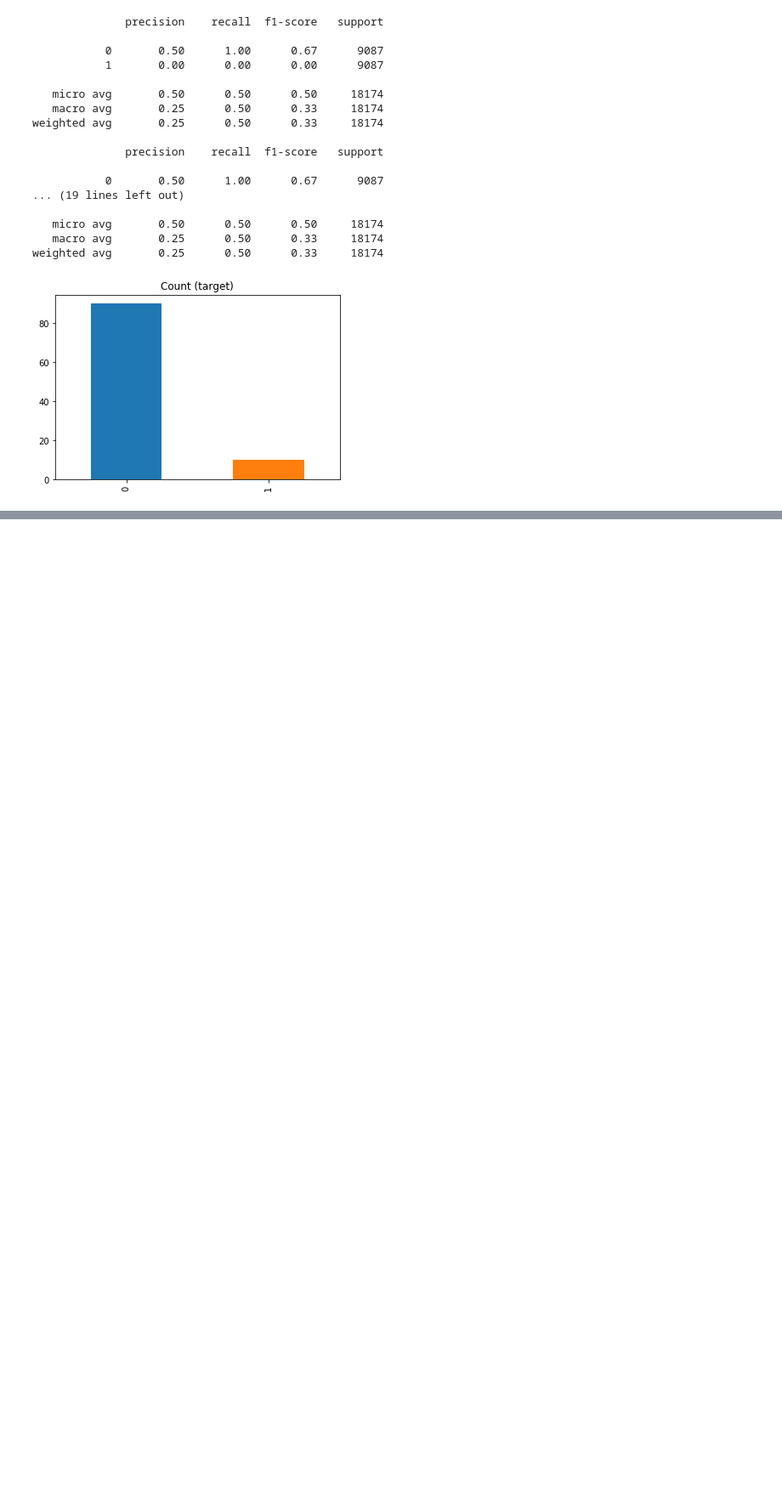
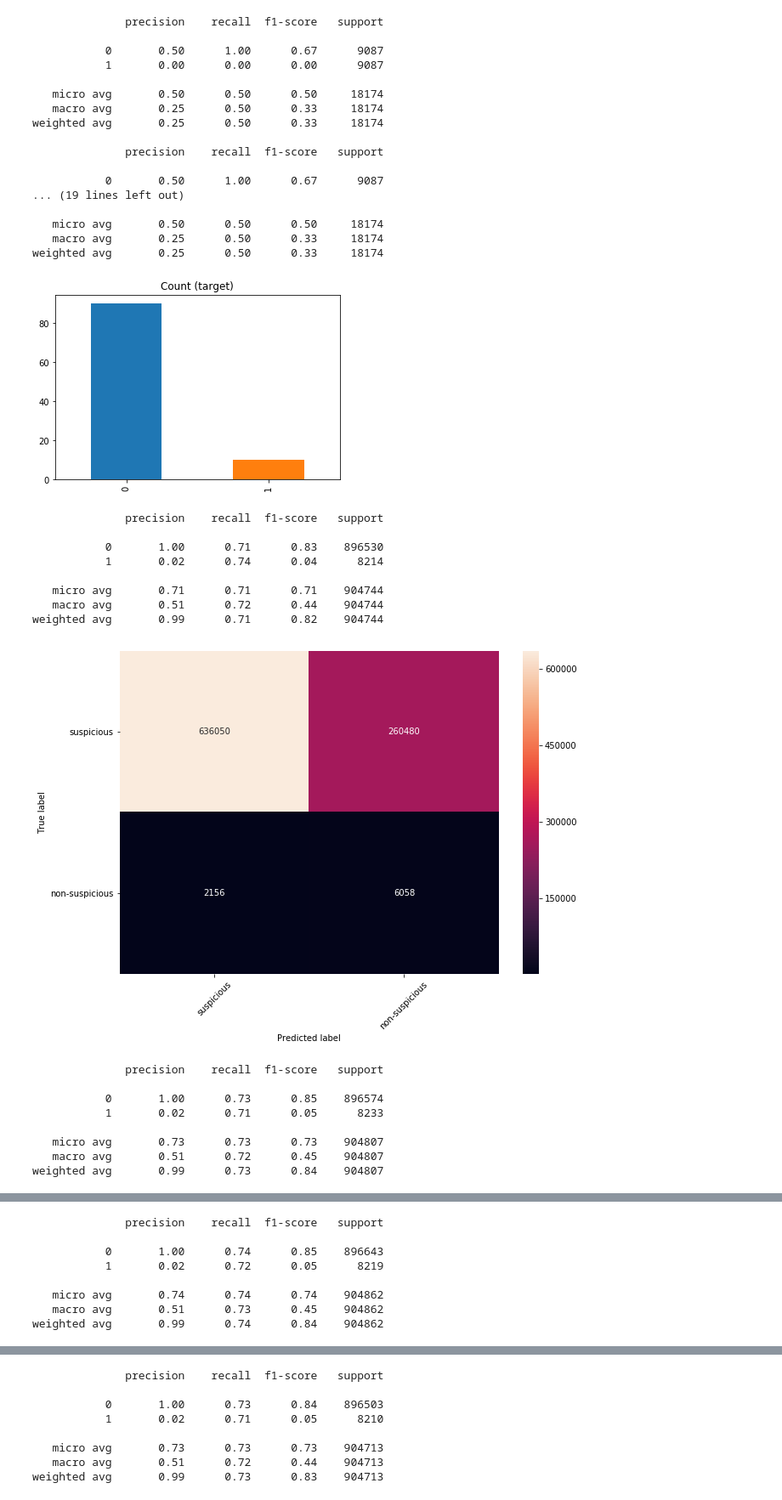
Before and after one commit to MarcBickel/Lauzhack_project, a Jupyter notebook: Marc_Thibaud.ipynb, the cells around one changed output, grey strips where cells are left out. Shown at 85% size. Saved outputs shown, nothing was run; the diff lists cells and outputs as text; code cells hidden in the pictures; blank space fills up the shorter version.

```diff
--- a/Marc_Thibaud.ipynb
+++ b/Marc_Thibaud.ipynb
@@ -42,10 +43,10 @@ def evaluate_classifier(pipeline, x_test, y_test):
 
     y_predicted = pipeline.predict(x_test)
 
-    report = classification_report(y_test, np.round(y_predicted), output_dict=True)
-    #print(report)
-    #plot_confusion_matrix(y_test, y_predicted, class_names)
-    return report['1']['f1-score']
+    report = classification_report(y_test, np.round(y_predicted))
+    print(report)
+    plot_confusion_matrix(y_test, y_predicted, class_names)
+    return
 # %%
 train_data = pd.read_csv('data/train.csv', index_col='customer')
 test_data = pd.read_csv('data/test.csv', index_col='customer')
@@ -76,3 +72,9 @@ pipeline = Pipeline([
+# %%
+pipeline = Pipeline([
+    ('normalizer', Normalizer()),
+    ('random_forest', RandomForestClassifier(n_estimators=1000, criterion='entropy',  max_depth=10, random_state=0, n_jobs=-1,
+                                            class_weight='balanced'))
+])
 # %%
 pipeline.fit(x_train, y_train)
 # %% [output]
@@ -201,23 +203,35 @@ df.target.value_counts().plot(kind='bar', title='Count (target)');
 # %% [output]
 [figure]
 # %%
-from imblearn.under_sampling import RandomUnderSampler
-
-
-accs = []
-for i in range(10):
+for i in range(5):
     indices = np.random.choice(x_train.shape[0], int(x_train.shape[0]*0.1))
     ids = x_train.index[indices]
 
     x_train_train = x_train.values[indices]
     x_train_validation = x_train.drop(ids)
     y_train_train = y_train.values[indices]
     y_train_validation = y_train.drop(ids)
 
     rus = RandomUnderSampler(return_indices=True)
     X_rus, y_rus, id_rus = rus.fit_sample(x_train_train, y_train_train)
 
     pipeline.fit(X_rus, y_rus)
     accs.append(evaluate_classifier(pipeline, x_train_validation, y_train_validation))
-
-np.mean(accs)
+# %% [output]
+              precision    recall  f1-score   support
+
+           0       1.00      0.71      0.83    896530
+           1       0.02      0.74      0.04      8214
+
+   micro avg       0.71      0.71      0.71    904744
+   macro avg       0.51      0.72      0.44    904744
+weighted avg       0.99      0.71      0.82    904744
+[figure, added]
+              precision    recall  f1-score   support
+
+           0       1.00      0.73      0.85    896574
+           1       0.02      0.71      0.05      8233
+
+   micro avg       0.73      0.73      0.73    904807
+   macro avg       0.51      0.72      0.45    904807
+weighted avg       0.99      0.73      0.84    904807
@@ -223,0 +239,8 @@ np.mean(accs)
+              precision    recall  f1-score   support
+
+           0       1.00      0.74      0.85    896643
+           1       0.02      0.72      0.05      8219
+
+   micro avg       0.74      0.74      0.74    904862
+   macro avg       0.51      0.73      0.45    904862
+weighted avg       0.99      0.74      0.84    904862
@@ -223,0 +248,8 @@ np.mean(accs)
+              precision    recall  f1-score   support
+
+           0       1.00      0.73      0.84    896503
+           1       0.02      0.71      0.05      8210
+
+   micro avg       0.73      0.73      0.73    904713
+   macro avg       0.51      0.72      0.44    904713
+weighted avg       0.99      0.73      0.83    904713
```
Also changed, not shown: parts of 4 cells of this notebook, 2 other files.
